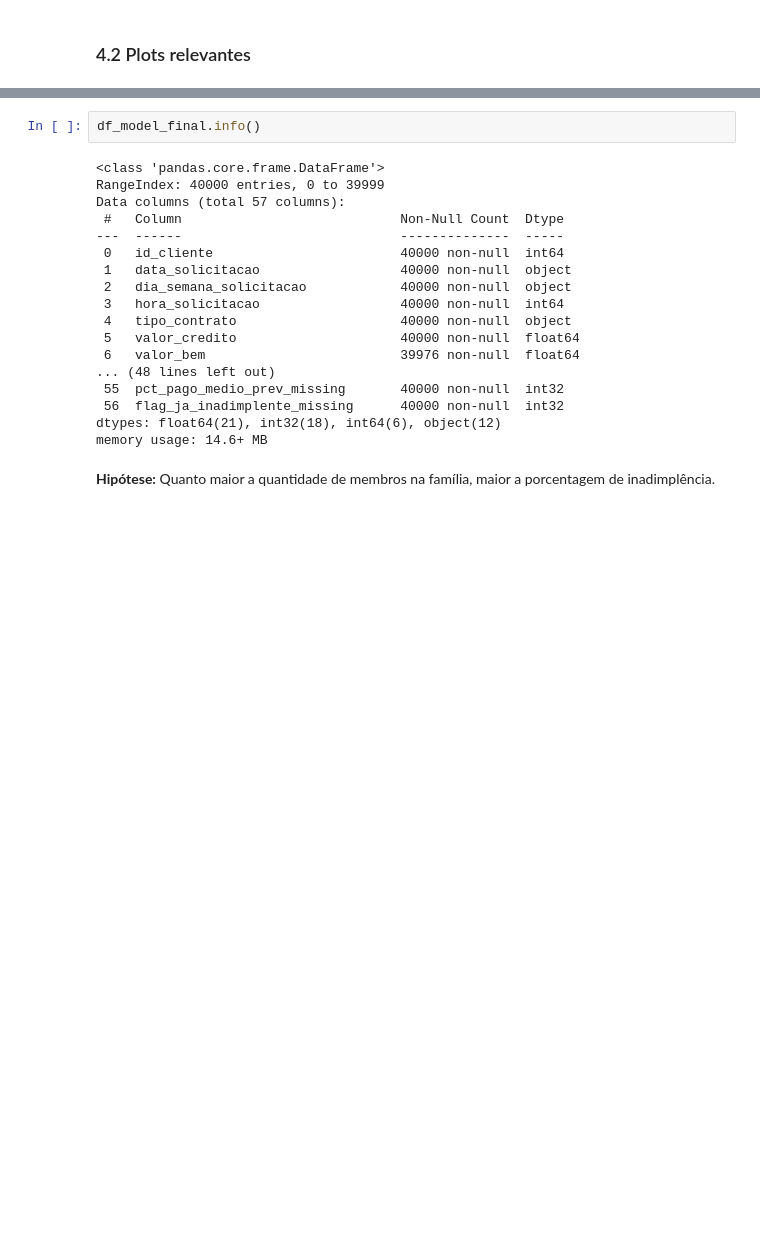
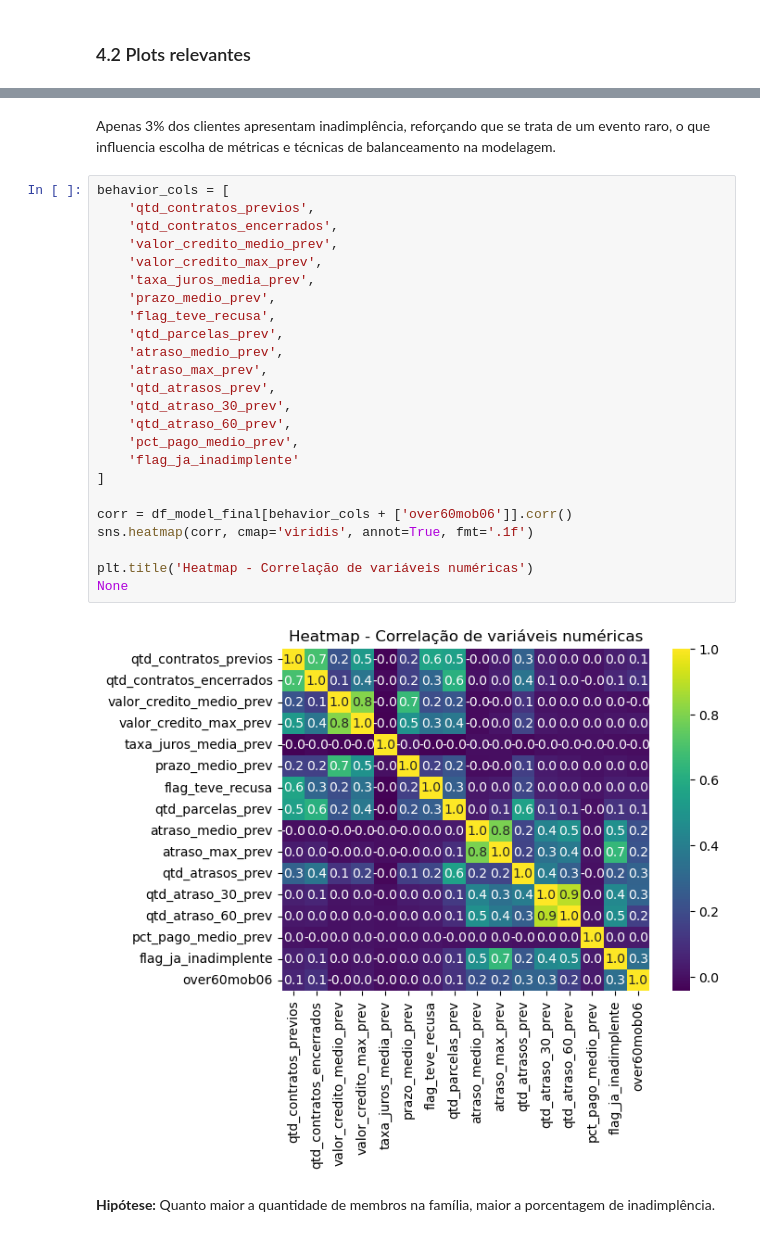
Before and after one commit to Passaret/Case-credito, a Jupyter notebook: case.ipynb, the cells around one changed output, grey strips where cells are left out. Cells and saved outputs as stored; diff of their text form; blank space fills up the shorter version.

```diff
--- a/case.ipynb
+++ b/case.ipynb
@@ -683,23 +620,31 @@ df_model_final[behavior_cols] = df_model_final[behavior_cols].fillna(0)
+# %% [markdown]
+Apenas 3% dos clientes apresentam inadimplência, reforçando que se trata de um evento raro, o que influencia escolha de métricas e técnicas de balanceamento na modelagem.
 # %%
-df_model_final.info()
+behavior_cols = [
+    'qtd_contratos_previos',
+    'qtd_contratos_encerrados',
+    'valor_credito_medio_prev',
+    'valor_credito_max_prev',
+    'taxa_juros_media_prev',
+    'prazo_medio_prev',
+    'flag_teve_recusa',
+    'qtd_parcelas_prev',
+    'atraso_medio_prev',
+    'atraso_max_prev',
+    'qtd_atrasos_prev',
+    'qtd_atraso_30_prev',
+    'qtd_atraso_60_prev',
+    'pct_pago_medio_prev',
+    'flag_ja_inadimplente'
+]
+
+corr = df_model_final[behavior_cols + ['over60mob06']].corr()
+sns.heatmap(corr, cmap='viridis', annot=True, fmt='.1f')
+
+plt.title('Heatmap - Correlação de variáveis numéricas')
+None
 # %% [output]
-<class 'pandas.core.frame.DataFrame'>
-RangeIndex: 40000 entries, 0 to 39999
-Data columns (total 57 columns):
- #   Column                            Non-Null Count  Dtype
----  ------                            --------------  -----
- 0   id_cliente                        40000 non-null  int64
- 1   data_solicitacao                  40000 non-null  object
- 2   dia_semana_solicitacao            40000 non-null  object
- 3   hora_solicitacao                  40000 non-null  int64
- 4   tipo_contrato                     40000 non-null  object
- 5   valor_credito                     40000 non-null  float64
- 6   valor_bem                         39976 non-null  float64
-... (48 lines left out)
- 55  pct_pago_medio_prev_missing       40000 non-null  int32
- 56  flag_ja_inadimplente_missing      40000 non-null  int32
-dtypes: float64(21), int32(18), int64(6), object(12)
-memory usage: 14.6+ MB
+[figure, added]
 # %% [markdown]
 **Hipótese:** Quanto maior a quantidade de membros na família, maior a porcentagem de inadimplência.
 # %%
```
Also changed, not shown: parts of 15 cells of this notebook.
